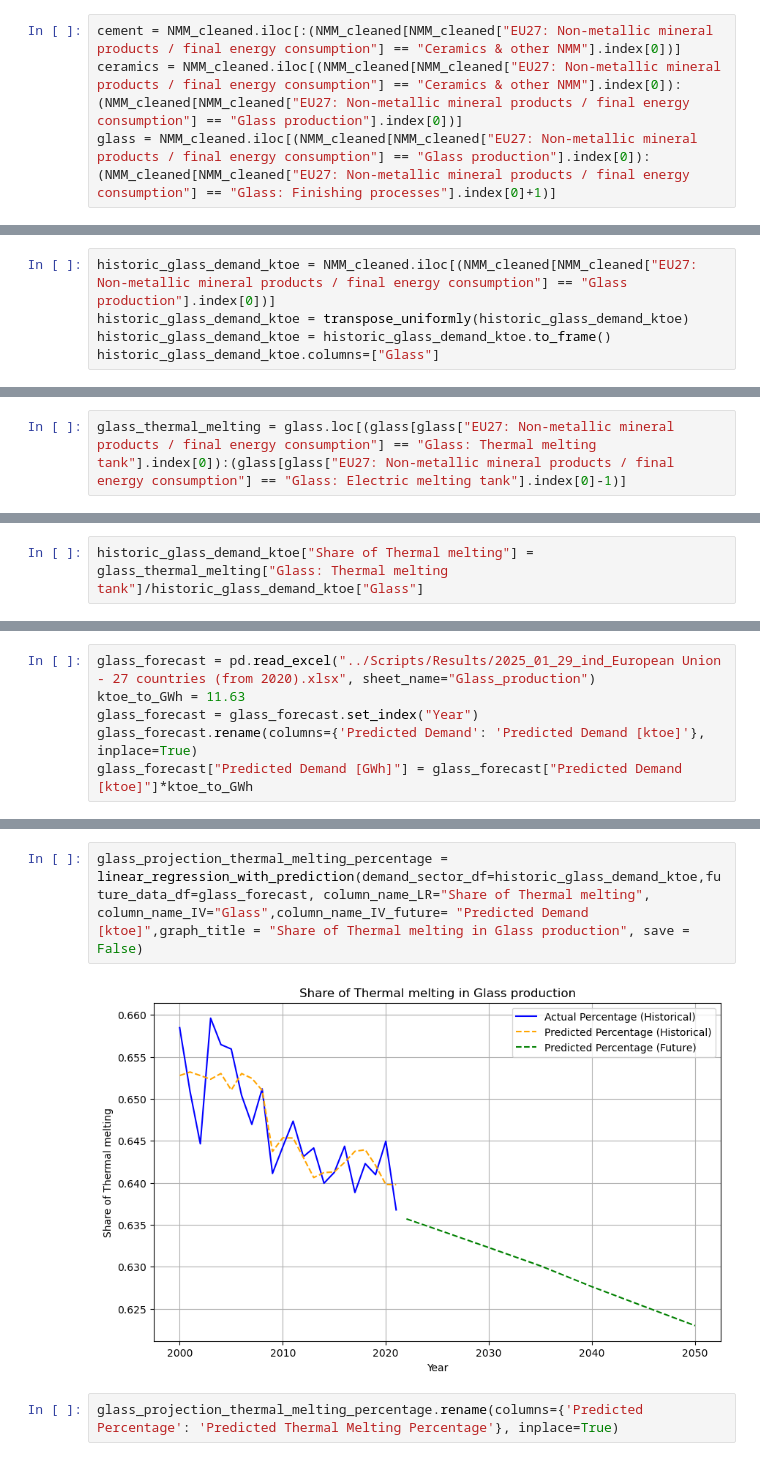
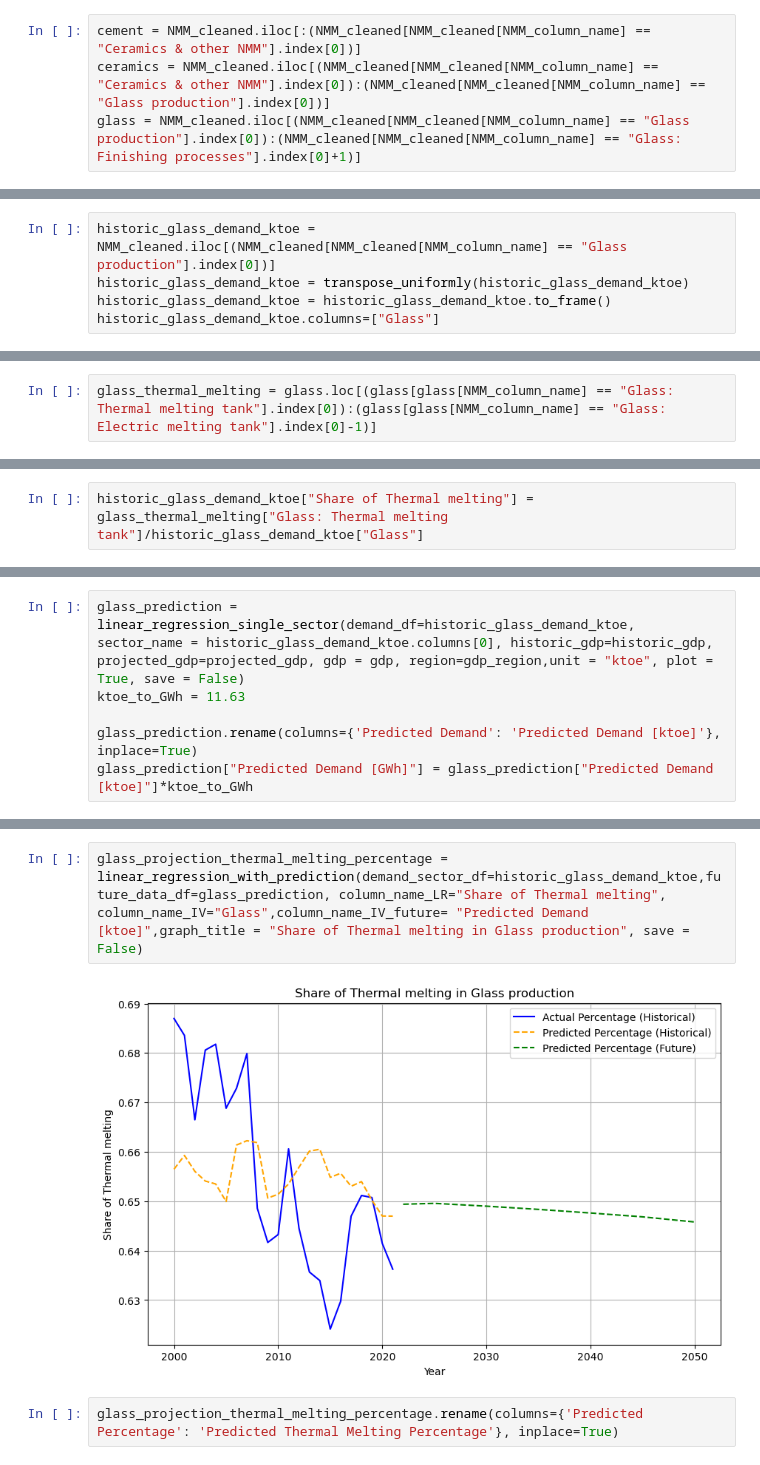
Before and after one commit to CSEI-EU/PtX-Markets, a Jupyter notebook: Scripts/Industry/Industry_demand.ipynb, the cells around one changed output, grey strips where cells are left out. Drawn from its saved outputs; the diff is of its cells as text.

```diff
--- a/Scripts/Industry/Industry_demand.ipynb
+++ b/Scripts/Industry/Industry_demand.ipynb
@@ -283,7 +498,7 @@ A value is trying to be set on a copy of a slice from a DataFrame
 See the caveats in the documentation: https://pandas.pydata.org/pandas-docs/stable/user_guide/indexing.html#returning-a-view-versus-a-copy
   NMM_cleaned.dropna(how='any', inplace = True)
 # %%
-cement = NMM_cleaned.iloc[:(NMM_cleaned[NMM_cleaned["EU27: Non-metallic mineral products / final energy consumption"] == "Ceramics & other NMM"].index[0])]
-ceramics = NMM_cleaned.iloc[(NMM_cleaned[NMM_cleaned["EU27: Non-metallic mineral products / final energy consumption"] == "Ceramics & other NMM"].index[0]):(NMM_cleaned[NMM_cleaned["EU27: Non-metallic mineral products / final energy consumption"] == "Glass production"].index[0])]
-glass = NMM_cleaned.iloc[(NMM_cleaned[NMM_cleaned["EU27: Non-metallic mineral products / final energy consumption"] == "Glass production"].index[0]):(NMM_cleaned[NMM_cleaned["EU27: Non-metallic mineral products / final energy consumption"] == "Glass: Finishing processes"].index[0]+1)]
+cement = NMM_cleaned.iloc[:(NMM_cleaned[NMM_cleaned[NMM_column_name] == "Ceramics & other NMM"].index[0])]
+ceramics = NMM_cleaned.iloc[(NMM_cleaned[NMM_cleaned[NMM_column_name] == "Ceramics & other NMM"].index[0]):(NMM_cleaned[NMM_cleaned[NMM_column_name] == "Glass production"].index[0])]
+glass = NMM_cleaned.iloc[(NMM_cleaned[NMM_cleaned[NMM_column_name] == "Glass production"].index[0]):(NMM_cleaned[NMM_cleaned[NMM_column_name] == "Glass: Finishing processes"].index[0]+1)]
 # %%
@@ -619,7 +799,7 @@ Hydrogen fired burner, TRL <4
 
 Workaround, assume that 44% of the demand in the melting process cannot be electriefied and therefore demand hydrogen after year 2040
 # %%
-historic_glass_demand_ktoe = NMM_cleaned.iloc[(NMM_cleaned[NMM_cleaned["EU27: Non-metallic mineral products / final energy consumption"] == "Glass production"].index[0])]
+historic_glass_demand_ktoe = NMM_cleaned.iloc[(NMM_cleaned[NMM_cleaned[NMM_column_name] == "Glass production"].index[0])]
 historic_glass_demand_ktoe = transpose_uniformly(historic_glass_demand_ktoe)
 historic_glass_demand_ktoe = historic_glass_demand_ktoe.to_frame()
 historic_glass_demand_ktoe.columns=["Glass"]
@@ -631,5 +811,5 @@ See the caveats in the documentation: https://pandas.pydata.org/pandas-docs/stab
 # %%
-glass_thermal_melting = glass.loc[(glass[glass["EU27: Non-metallic mineral products / final energy consumption"] == "Glass: Thermal melting tank"].index[0]):(glass[glass["EU27: Non-metallic mineral products / final energy consumption"] == "Glass: Electric melting tank"].index[0]-1)]
+glass_thermal_melting = glass.loc[(glass[glass[NMM_column_name] == "Glass: Thermal melting tank"].index[0]):(glass[glass[NMM_column_name] == "Glass: Electric melting tank"].index[0]-1)]
 # %%
 glass_thermal_melting = transpose_uniformly(glass_thermal_melting)
 # %%
@@ -658,6 +838,6 @@ historic_glass_demand_ktoe
 # %%
-glass_forecast = pd.read_excel("../Scripts/Results/2025_01_29_ind_European Union - 27 countries (from 2020).xlsx", sheet_name="Glass_production")
+glass_prediction = linear_regression_single_sector(demand_df=historic_glass_demand_ktoe, sector_name = historic_glass_demand_ktoe.columns[0], historic_gdp=historic_gdp, projected_gdp=projected_gdp, gdp = gdp, region=gdp_region,unit = "ktoe", plot = True, save = False)
 ktoe_to_GWh = 11.63
-glass_forecast = glass_forecast.set_index("Year")
-glass_forecast.rename(columns={'Predicted Demand': 'Predicted Demand [ktoe]'}, inplace=True)
-glass_forecast["Predicted Demand [GWh]"] = glass_forecast["Predicted Demand [ktoe]"]*ktoe_to_GWh
+
+glass_prediction.rename(columns={'Predicted Demand': 'Predicted Demand [ktoe]'}, inplace=True)
+glass_prediction["Predicted Demand [GWh]"] = glass_prediction["Predicted Demand [ktoe]"]*ktoe_to_GWh
@@ -664,7 +846,7 @@ glass_forecast["Predicted Demand [GWh]"] = glass_forecast["Predicted Demand [kto
 # %%
-glass_projection_thermal_melting_percentage = linear_regression_with_prediction(demand_sector_df=historic_glass_demand_ktoe,future_data_df=glass_forecast, column_name_LR="Share of Thermal melting", column_name_IV="Glass",column_name_IV_future= "Predicted Demand [ktoe]",graph_title = "Share of Thermal melting in Glass production", save = False)
+glass_projection_thermal_melting_percentage = linear_regression_with_prediction(demand_sector_df=historic_glass_demand_ktoe,future_data_df=glass_prediction, column_name_LR="Share of Thermal melting", column_name_IV="Glass",column_name_IV_future= "Predicted Demand [ktoe]",graph_title = "Share of Thermal melting in Glass production", save = False)
 # %% [output]
-[figure, old version]
+[figure, new version]
 # %%
 glass_projection_thermal_melting_percentage.rename(columns={'Predicted Percentage': 'Predicted Thermal Melting Percentage'}, inplace=True)
 # %%
```
Also changed, not shown: parts of 66 cells of this notebook, 1 other file.
